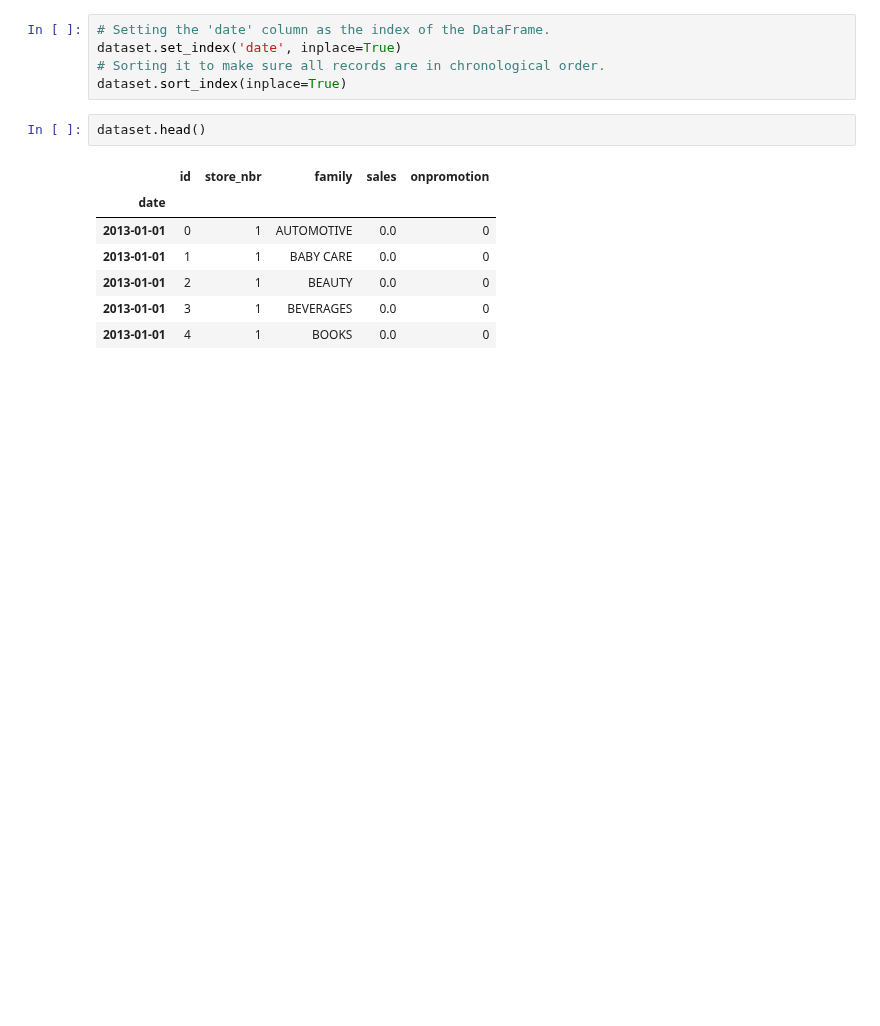
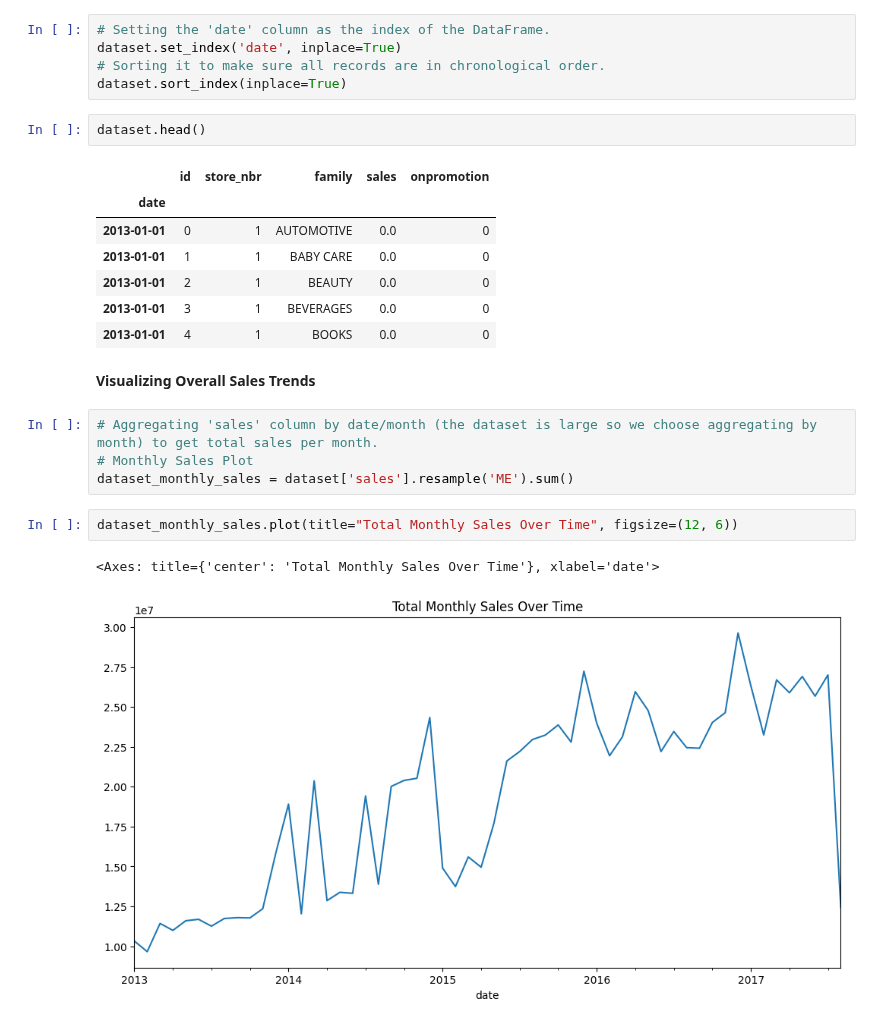
Before and after one commit to Darknight47/Data-Science-Project-01, a Jupyter notebook: ecuador_prediction.ipynb, the cells around one changed output. Cells and saved outputs as stored; diff of their text form; blank space fills up the shorter version.

```diff
--- a/ecuador_prediction.ipynb
+++ b/ecuador_prediction.ipynb
@@ -82,3 +82,14 @@ dataset.head()
 | 2013-01-01 | 2 | 1 | BEAUTY | 0.0 | 0 |
 | 2013-01-01 | 3 | 1 | BEVERAGES | 0.0 | 0 |
 | 2013-01-01 | 4 | 1 | BOOKS | 0.0 | 0 |
+# %% [markdown]
+**Visualizing Overall Sales Trends**
+# %%
+# Aggregating 'sales' column by date/month (the dataset is large so we choose aggregating by month) to get total sales per month.
+# Monthly Sales Plot
+dataset_monthly_sales = dataset['sales'].resample('ME').sum()
+# %%
+dataset_monthly_sales.plot(title="Total Monthly Sales Over Time", figsize=(12, 6))
+# %% [output]
+<Axes: title={'center': 'Total Monthly Sales Over Time'}, xlabel='date'>
+[figure, added]
```
